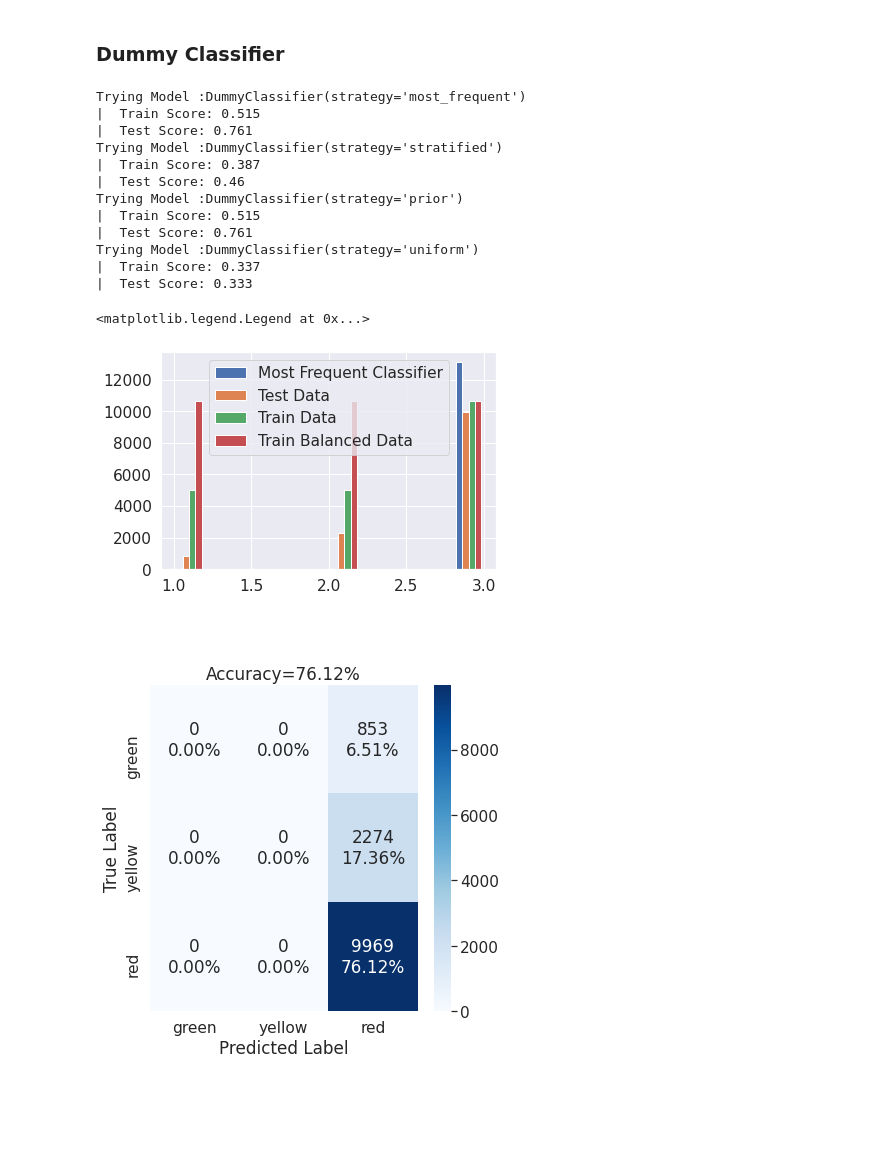
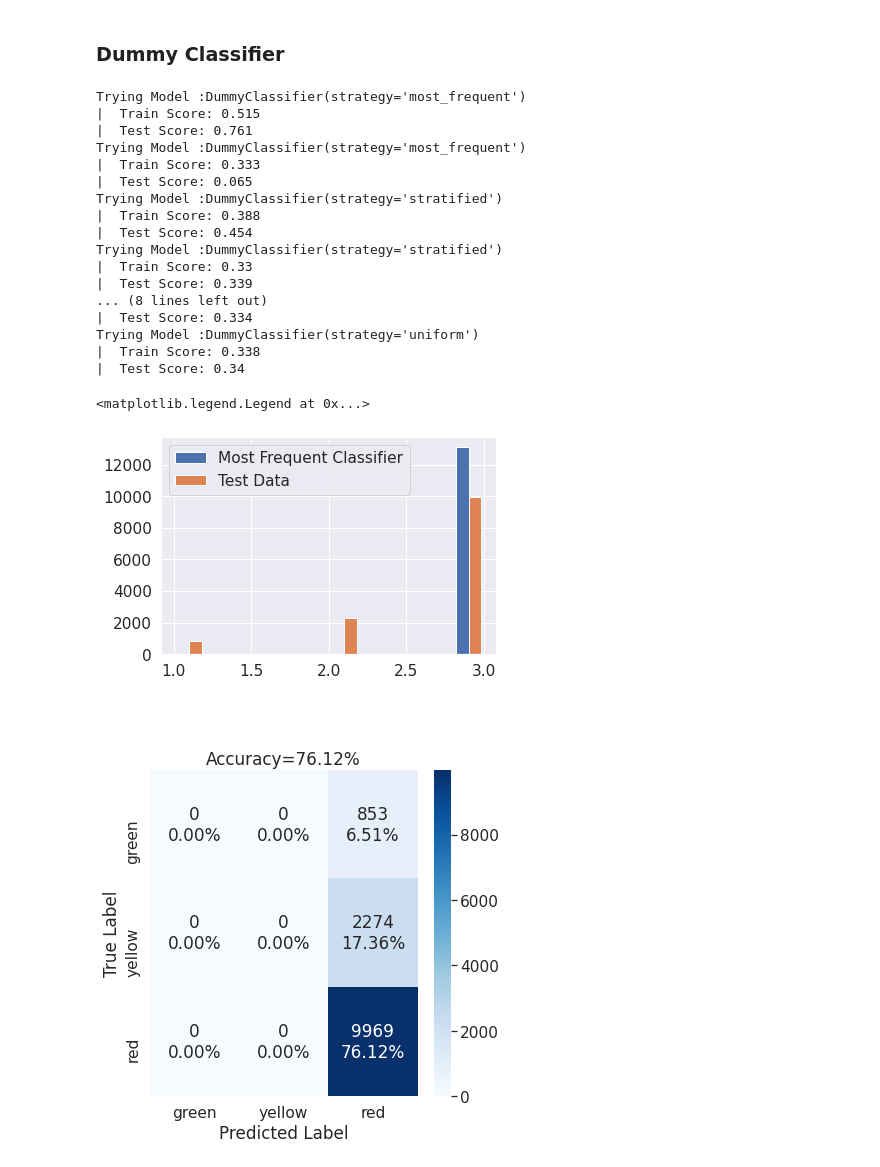
Before and after one commit to andrea-fantini/Predictive_Maintenance_Fanjet, a Jupyter notebook: notebooks/5 - Modeling.ipynb, the cells around one changed output. Drawn from its saved outputs; the diff is of its cells as text; code cells hidden in the pictures; blank space fills up the shorter version.

Commit message:
made graph comparison

```diff
--- a/notebooks/5 - Modeling.ipynb
+++ b/notebooks/5 - Modeling.ipynb
@@ -20,6 +20,9 @@ import joblib
 from sklearn.preprocessing import MinMaxScaler
 from sklearn.metrics import confusion_matrix
 import matplotlib.pyplot as plt
+import matplotlib.style as style
+style.use('fast')
+
 import seaborn as sns
 # %%
 from timeit import default_timer as timer
@@ -159,25 +165,32 @@ strategies = ['most_frequent', 'stratified', 'prior', 'uniform']
 for s in tqdm(strategies) :
     res = try_model(DummyClassifier(strategy=s), X_train_scaled, y_train, X_test_scaled, y_test)
     models_summary = models_summary.append(res, ignore_index=True)
+    res_over = try_model(DummyClassifier(strategy=s), X_train_over_scaled, y_train_over, X_test_scaled, y_test)
+    models_summary_over = models_summary_over.append(res_over, ignore_index=True)
 # %% [output]
 Trying Model :DummyClassifier(strategy='most_frequent')
 |  Train Score: 0.515
 |  Test Score: 0.761
+Trying Model :DummyClassifier(strategy='most_frequent')
+|  Train Score: 0.333
+|  Test Score: 0.065
 Trying Model :DummyClassifier(strategy='stratified')
-|  Train Score: 0.387
-|  Test Score: 0.46
-Trying Model :DummyClassifier(strategy='prior')
-|  Train Score: 0.515
-|  Test Score: 0.761
+|  Train Score: 0.388
+|  Test Score: 0.454
+Trying Model :DummyClassifier(strategy='stratified')
+|  Train Score: 0.33
+|  Test Score: 0.339
+... (8 lines left out)
+|  Test Score: 0.334
 Trying Model :DummyClassifier(strategy='uniform')
-|  Train Score: 0.337
-|  Test Score: 0.333
+|  Train Score: 0.338
+|  Test Score: 0.34
 # %%
 clf_dummy = DummyClassifier(strategy='most_frequent').fit(X_train_scaled, y_train)
 y_dummy = clf_dummy.predict(X_test_scaled)
-plt.hist([y_dummy, y_test, y_train, y_train_over])
-plt.legend(['Most Frequent Classifier', 'Test Data', 'Train Data', 'Train Balanced Data'])
+plt.hist([y_dummy, y_test])
+plt.legend(['Most Frequent Classifier', 'Test Data'])
 # %% [output]
 <matplotlib.legend.Legend at 0x...>
-[figure, old version]
+[figure, new version]
 # %%
```
Also changed, not shown: parts of 31 cells of this notebook, 2 other files.
